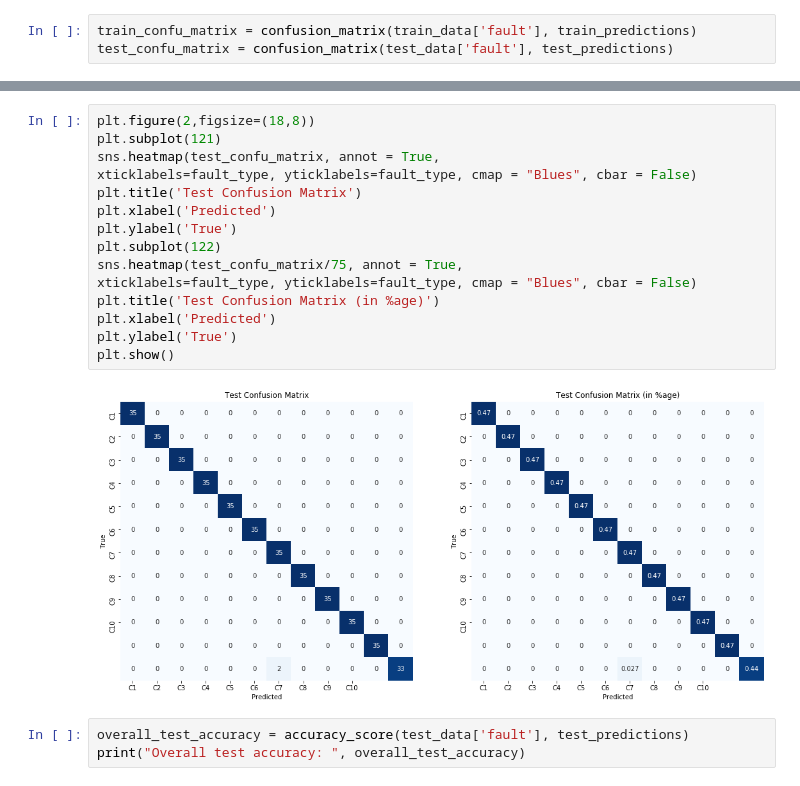
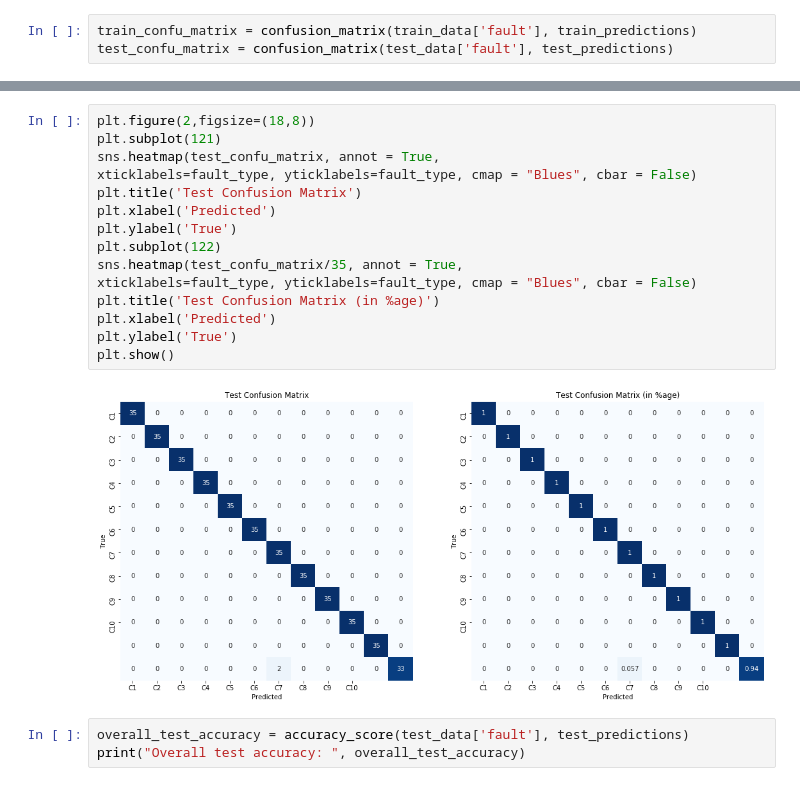
Before and after one commit to biswajitsahoo1111/cbm_codes_open, a Jupyter notebook: notebooks/LDA_12k_python.ipynb, the cells around one changed output, grey strips where cells are left out. Saved outputs shown, nothing was run; the diff lists cells and outputs as text.

```diff
--- a/notebooks/LDA_12k_python.ipynb
+++ b/notebooks/LDA_12k_python.ipynb
@@ -81,20 +81,20 @@ plt.show()
 # %%
 plt.figure(2,figsize=(18,8))
 plt.subplot(121)
 sns.heatmap(test_confu_matrix, annot = True,
 xticklabels=fault_type, yticklabels=fault_type, cmap = "Blues", cbar = False)
 plt.title('Test Confusion Matrix')
 plt.xlabel('Predicted')
 plt.ylabel('True')
 plt.subplot(122)
-sns.heatmap(test_confu_matrix/75, annot = True,
+sns.heatmap(test_confu_matrix/35, annot = True,
 xticklabels=fault_type, yticklabels=fault_type, cmap = "Blues", cbar = False)
 plt.title('Test Confusion Matrix (in %age)')
 plt.xlabel('Predicted')
 plt.ylabel('True')
 plt.show()
 # %% [output]
-[figure, old version]
+[figure, new version]
 # %%
 overall_test_accuracy = accuracy_score(test_data['fault'], test_predictions)
 print("Overall test accuracy: ", overall_test_accuracy)
```
Also changed, not shown: parts of 1 cell of this notebook, 16 other files.
